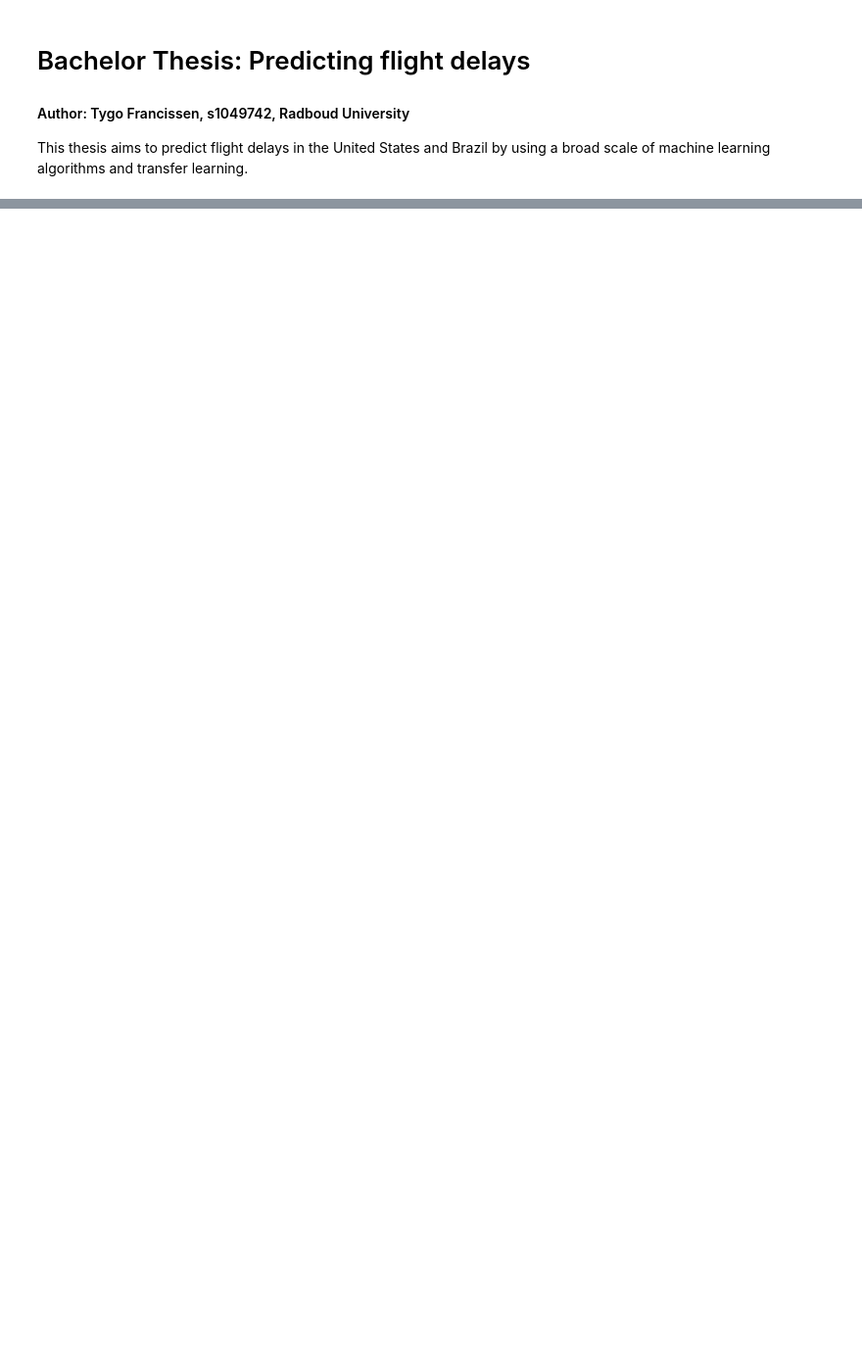
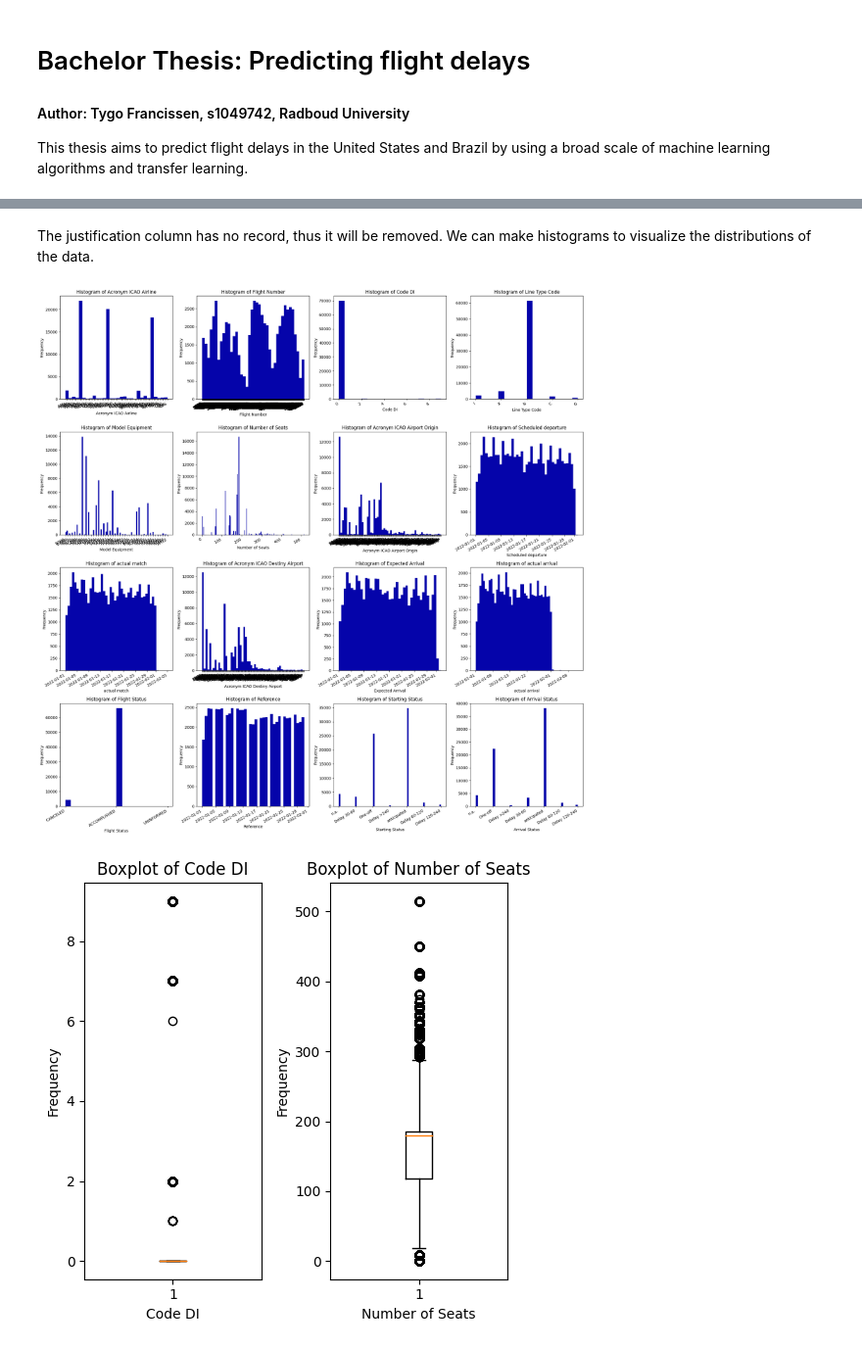
Before and after one commit to TygoF/Flight-delay-prediction, a Jupyter notebook: main.ipynb, the cells around one changed output, grey strips where cells are left out. Shown at 98% size. Saved outputs shown, nothing was run; the diff lists cells and outputs as text; code cells hidden in the pictures; blank space fills up the shorter version.

Commit message:
Add first preprocessing steps + show distributions

```diff
--- a/main.ipynb
+++ b/main.ipynb
@@ -21,4 +42,9 @@ for i, _ in enumerate(data_brazil.columns.values):
 # %%
+# Translate the column names of the Brazilian data set
+translator = GoogleTranslator(source='auto', target='en')
+for i, _ in enumerate(data_brazil.columns.values):
+    data_brazil.rename(columns={data_brazil.columns.values[i]:translator.translate(data_brazil.columns.values[i])}, inplace=True)
+
 # Create dictionary to look up full name of airline ICAO code
 values = [translator.translate(name) for name in data_brazil["airline"].unique()]
 airline_code_dict = dict(zip(data_brazil["Acronym ICAO Airline"].unique(), values))
@@ -42,0 +91,5 @@ for word in data_brazil["Arrival Status"].unique():
+# %%
+# Remove redundant columns and wrong date entry
+data_brazil2 = data_brazil.drop(columns=['airline', 'Description Origin Airport', 'Destination Airport Description'])
+data_brazil2 = data_brazil2.drop(70667)
+display(data_brazil2)
@@ -42,0 +133,40 @@ for word in data_brazil["Arrival Status"].unique():
+# %% [markdown]
+The justification column has no record, thus it will be removed. We can make histograms to visualize the distributions of the data.
+# %%
+# Drop justification column as it has no entries
+data_brazil2.drop(columns=['Justification'], inplace=True)
+# %%
+# Reform columns to correct datatype and replace NaN's with empty string
+data_brazil3["Flight Number"] = data_brazil2["Flight Number"].astype(str)
+data_brazil3["Starting Status"] = data_brazil2["Starting Status"].fillna('n.a.')
+data_brazil3["Arrival Status"] = data_brazil2["Arrival Status"].fillna('n.a.')
+
+# Plot histograms for each column
+fig, axs = plt.subplots(4,4, figsize=(20,20))
+x = 0; y = 0
+for i, name in enumerate(data_brazil3.columns.values):
+    if i % 4 == 0 and i != 0:
+        y = 0
+        x += 1
+    axs[x,y].hist(x=data_brazil3[name], bins='auto', color='#0504aa')
+    axs[x,y].set(xlabel=name, ylabel="Frequency")
+    axs[x,y].set_title("Histogram of " + name)
+    plt.setp(axs[x,y].get_xticklabels(), rotation=30, ha='right')
+    y+=1
+fig.tight_layout()
+plt.show()
+
+# Plot boxplots for numeric columns
+fig, axs = plt.subplots(1,2, figsize=(5,5))
+x = 0
+for i, name in enumerate(data_brazil3.columns.values):
+    if is_numeric_dtype(data_brazil3[name]):
+        axs[x].boxplot(x=data_brazil3[name])
+        axs[x].set(xlabel=name, ylabel="Frequency")
+        axs[x].set_title("Boxplot of " + name)
+        x+=1
+fig.tight_layout()
+plt.show()
+# %% [output]
+[figure, added]
+[figure, added]
```
Also changed, not shown: parts of 15 cells of this notebook.
